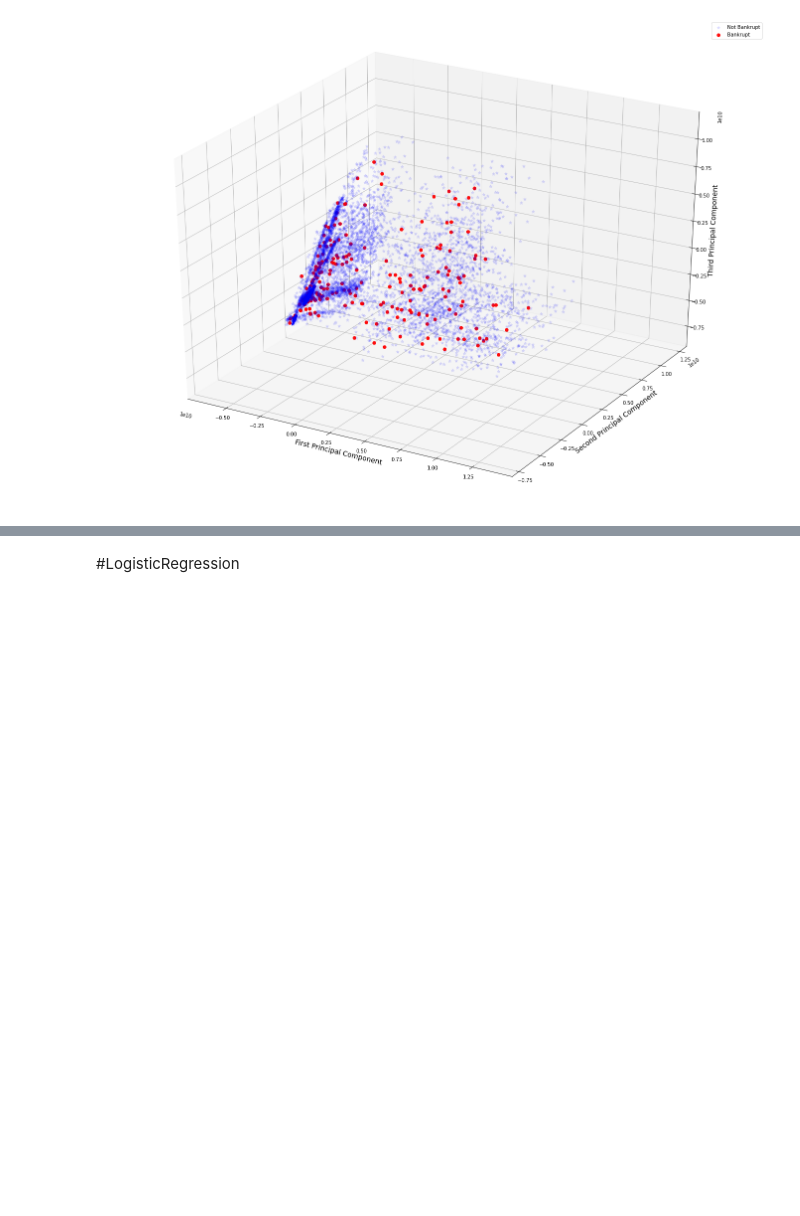
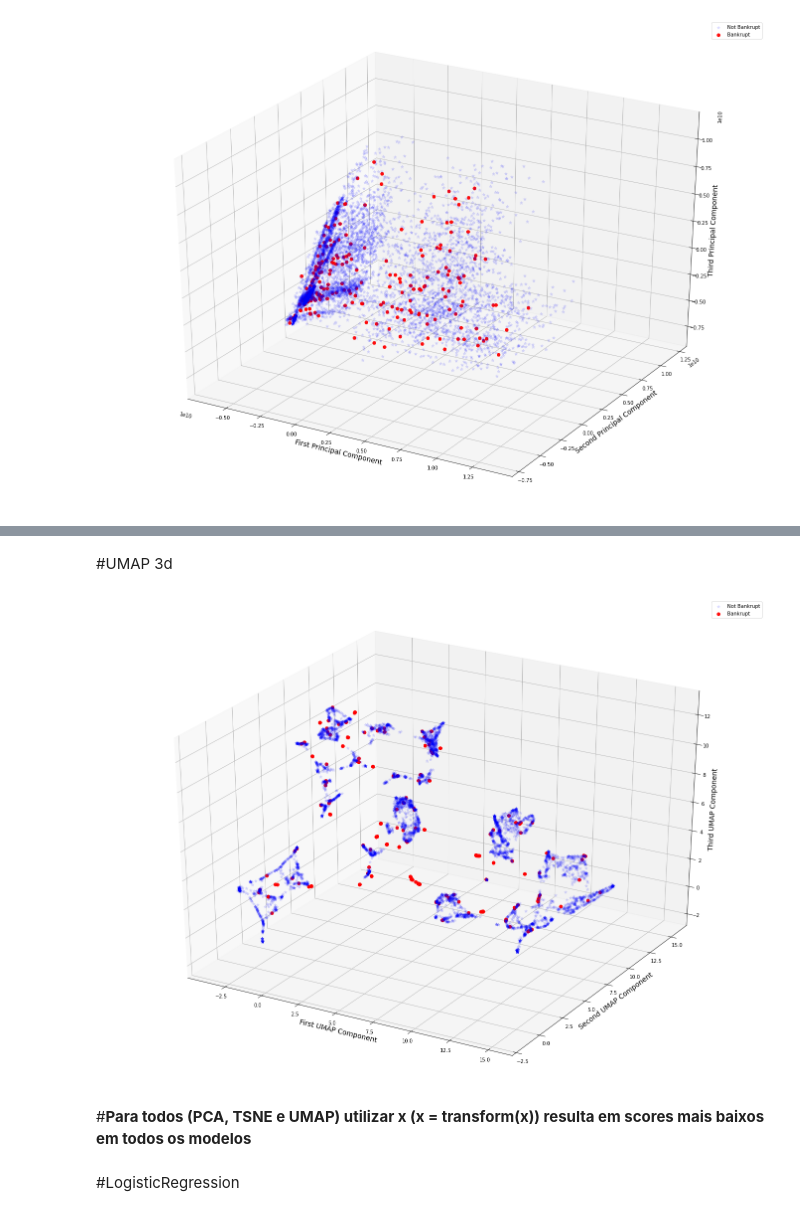
Before and after one commit to Gabriel-Lyra/bankruptcy_prediction, a Jupyter notebook: Projeto_aprendizagem_de_maquina.ipynb, the cells around one changed output, grey strips where cells are left out. Drawn from its saved outputs; the diff is of its cells as text; code cells hidden in the pictures; blank space fills up the shorter version.

```diff
--- a/Projeto_aprendizagem_de_maquina.ipynb
+++ b/Projeto_aprendizagem_de_maquina.ipynb
@@ -210,3 +316,42 @@ plt.show()
+# %% [markdown]
+#UMAP 3d
+# %%
+manifold = umap.UMAP(n_components=3).fit(x, y)
+x_umap = manifold.transform(x)
+
+ex_variance=np.var(x_umap,axis=0)
+ex_variance_ratio = ex_variance/np.sum(ex_variance)
+ex_variance_ratio
+
+
+Xax = x_umap[:,0]
+Yax = x_umap[:,1]
+Zax = x_umap[:,2]
+
+cdict = {0:'blue',1:'red'}
+labl = {0:'Not Bankrupt',1:'Bankrupt'}
+marker = {0:'*',1:'o'}
+alpha = {0:.1, 1:.95}
+
+fig = plt.figure(figsize=(24,18))
+ax = fig.add_subplot(111, projection='3d')
+
+fig.patch.set_facecolor('white')
+for l in np.unique(y):
+ ix=np.where(y==l)
+ ax.scatter(Xax[ix], Yax[ix], Zax[ix], c=cdict[l], s=40,
+           label=labl[l], marker=marker[l], alpha=alpha[l])
+# for loop ends
+ax.set_xlabel("First UMAP Component", fontsize=14)
+ax.set_ylabel("Second UMAP Component", fontsize=14)
+ax.set_zlabel("Third UMAP Component", fontsize=14)
+
+ax.legend()
+plt.show()
+# %% [output]
+[figure, added]
+# %% [markdown]
+#**Para todos (PCA, TSNE e UMAP) utilizar x (x = transform(x)) resulta em scores mais baixos em todos os modelos**
 # %% [markdown]
 #LogisticRegression
 # %%
```
Also changed, not shown: parts of 33 cells of this notebook.
